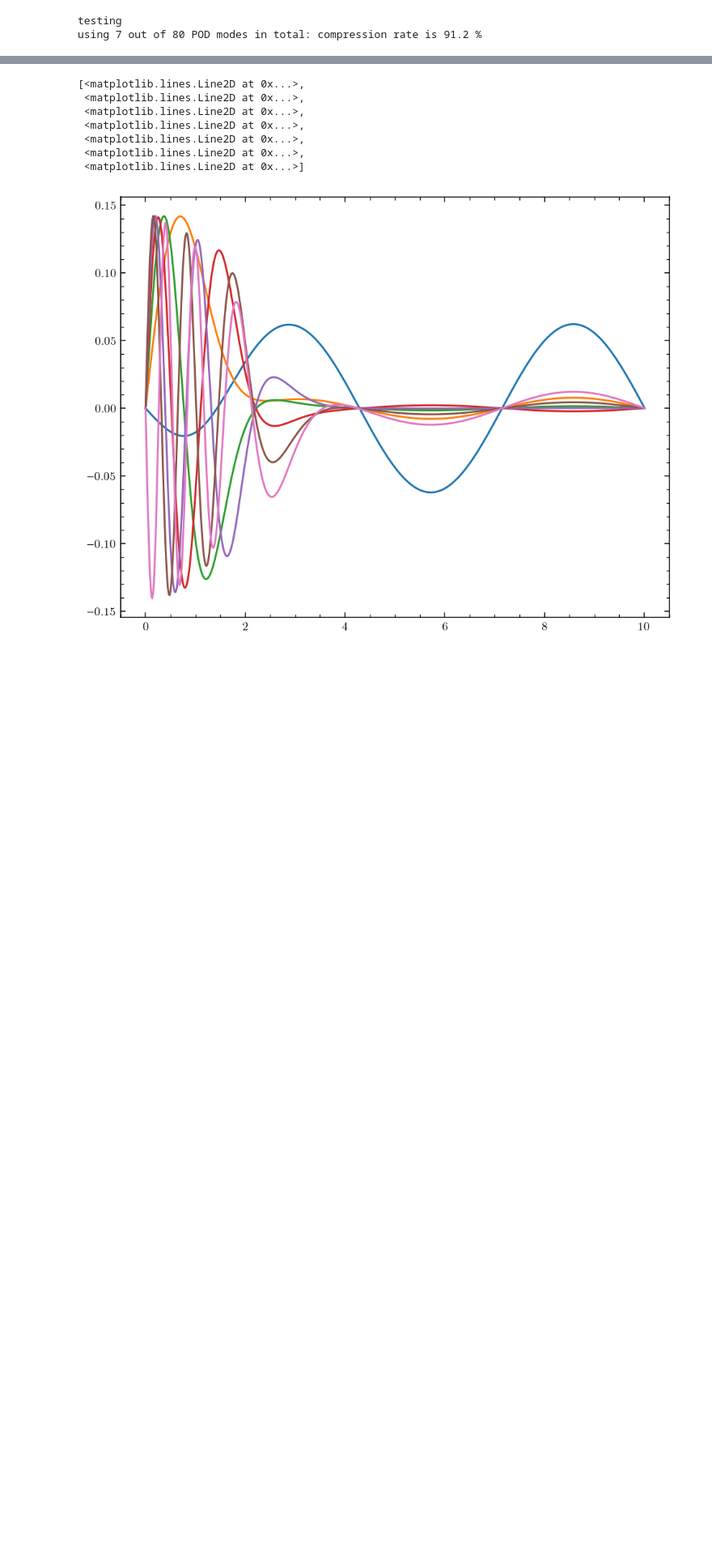
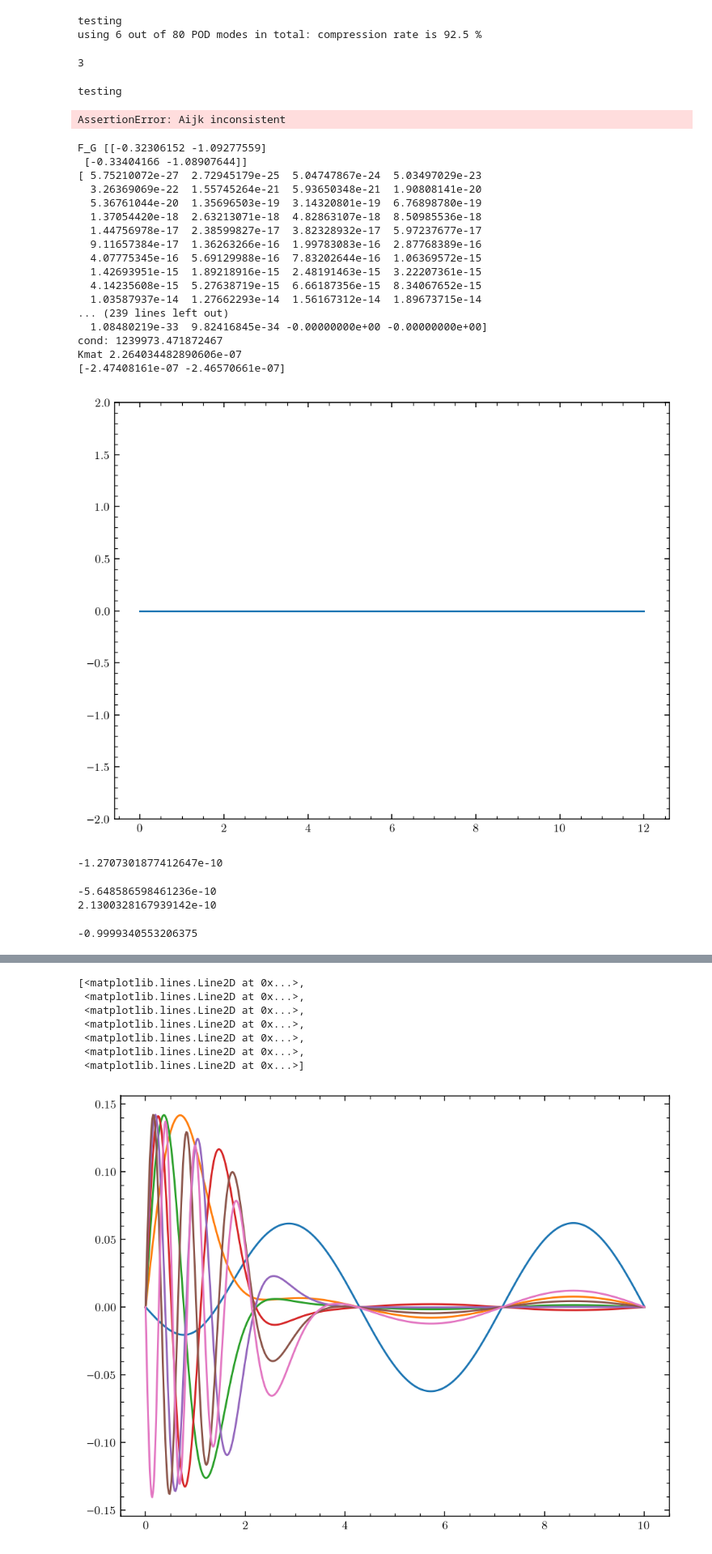
Before and after one commit to buqeye/cs_greedy_emulator, a Jupyter notebook: figures.ipynb, the cells around one changed output, grey strips where cells are left out. Shown: that part at 81% size. Drawn from its saved outputs; the diff is of its cells as text; code cells hidden in the pictures; blank space fills up the shorter version.

Commit message:
updates figures

```diff
--- a/figures.ipynb
+++ b/figures.ipynb
@@ -19,13 +19,13 @@ from scipy.special import factorial2, spherical_jn
 from plots.rc_params import *
 # %%
 potentialArgs = {"label": "minnesota", "kwargs": {"potId": 213}}
-l = 0
+l = 2
 channel = Channel(S=0, L=l, LL=l, J=l, channel=0)
 potential = Potential(channel, **potentialArgs)
 E_MeV = 50
 scattExp = ScatteringExp(E_MeV=E_MeV, potential=potential)
-rmatch = 10
-grid = Grid(1e-24, rmatch, numIntervals=1, numPointsPerInterval=600,
+rmatch = 12
+grid = Grid(1e-24, rmatch, numIntervals=1, numPointsPerInterval=1000,
             type="linear", test=False)  # needs equidistant grids as of now
 trainingLecList, testingLecList = Potential.getSampleLecs(potentialArgs["label"])
 
@@ -44,4 +44,75 @@ emulator_pod = AffineGROM(scattExp=scattExp,
                           )
 # %% [output]
 testing
-using 7 out of 80 POD modes in total: compression rate is 91.2 %
+using 6 out of 80 POD modes in total: compression rate is 92.5 %
+# %%
+import numpy as np
+len(np.ones(30)[:3])
+# %% [output]
+3
+# %%
+from RseSolver import RseSolver
+inhomogeneous=True
+args = dict(asympParam="K", matching=True)
+solver = RseSolver(scattExp=scattExp, grid=grid, inhomogeneous=inhomogeneous)
+# num1  = solver.solve(lecList=testingLecList, method="Numerov_affine", **args)
+num2  = solver.solve(lecList=testingLecList, method="Numerov", **args)
+# numk  = solver.solve(lecList=testingLecList, method="RK45", **args)
+print("diff", np.max(np.abs(num1[0].u-num2[0].u)))
+# print("diff", np.max(np.abs(numk[0].u-num2[0].u)))
+print(num1[0].Lmatrix.value)
+# %% [output]
+testing
+AssertionError: Aijk inconsistent
+# %%
+rseParams = {"grid": grid, "scattExp": scattExp, "potential": scattExp.potential,
+             "inhomogeneous": True,
+             "asympParam": "K", "method": "lsqfit",
+             "matching": False,
+             "lecs": testingLecList[0]
+             }
+# %%
+from Numerov import numerov2
+from RseSolver import g, s
+_, _, sol = numerov2(grid.points, y0=0, g=g, s=s, solve=True, params=rseParams)
+plt.plot(grid.points, sol[:-1])
+plt.ylim(-2,2)
+print("Kmat", sol[-1])
+print(sol[-3:-1])
+# %% [output]
+F_G [[-0.32306152 -1.09277559]
+ [-0.33404166 -1.08907644]]
+[ 5.75210072e-27  2.72945179e-25  5.04747867e-24  5.03497029e-23
+  3.26369069e-22  1.55745264e-21  5.93650348e-21  1.90808141e-20
+  5.36761044e-20  1.35696503e-19  3.14320801e-19  6.76898780e-19
+  1.37054420e-18  2.63213071e-18  4.82863107e-18  8.50985536e-18
+  1.44756978e-17  2.38599827e-17  3.82328932e-17  5.97237677e-17
+  9.11657384e-17  1.36263266e-16  1.99783083e-16  2.87768389e-16
+  4.07775345e-16  5.69129988e-16  7.83202644e-16  1.06369572e-15
+  1.42693951e-15  1.89218916e-15  2.48191463e-15  3.22207361e-15
+  4.14235608e-15  5.27638719e-15  6.66187356e-15  8.34067652e-15
+  1.03587937e-14  1.27662293e-14  1.56167312e-14  1.89673715e-14
+... (239 lines left out)
+  1.08480219e-33  9.82416845e-34 -0.00000000e+00 -0.00000000e+00]
+cond: 1239973.471872467
+Kmat 2.264034482890606e-07
+[-2.47408161e-07 -2.46570661e-07]
+[figure, added]
+# %%
+0.12807611082345854 - 0.12807611095053156
+# %% [output]
+-1.2707301877412647e-10
+# %%
+ref = 0.30244898361777356
+print(ref- 0.3024489841826322)
+print(ref - 0.3024489834047703)
+# %% [output]
+-5.648586598461236e-10
+2.1300328167939142e-10
+# %%
+F_G = np.array([[-0.9925143,  -0.12212848],
+ [-0.99993406, -0.01148347]])
+
+sol[-2] - sol[-1]*F_G[1,1]
+# %% [output]
+-0.9999340553206375
```
Also changed, not shown: parts of 2 cells of this notebook.
